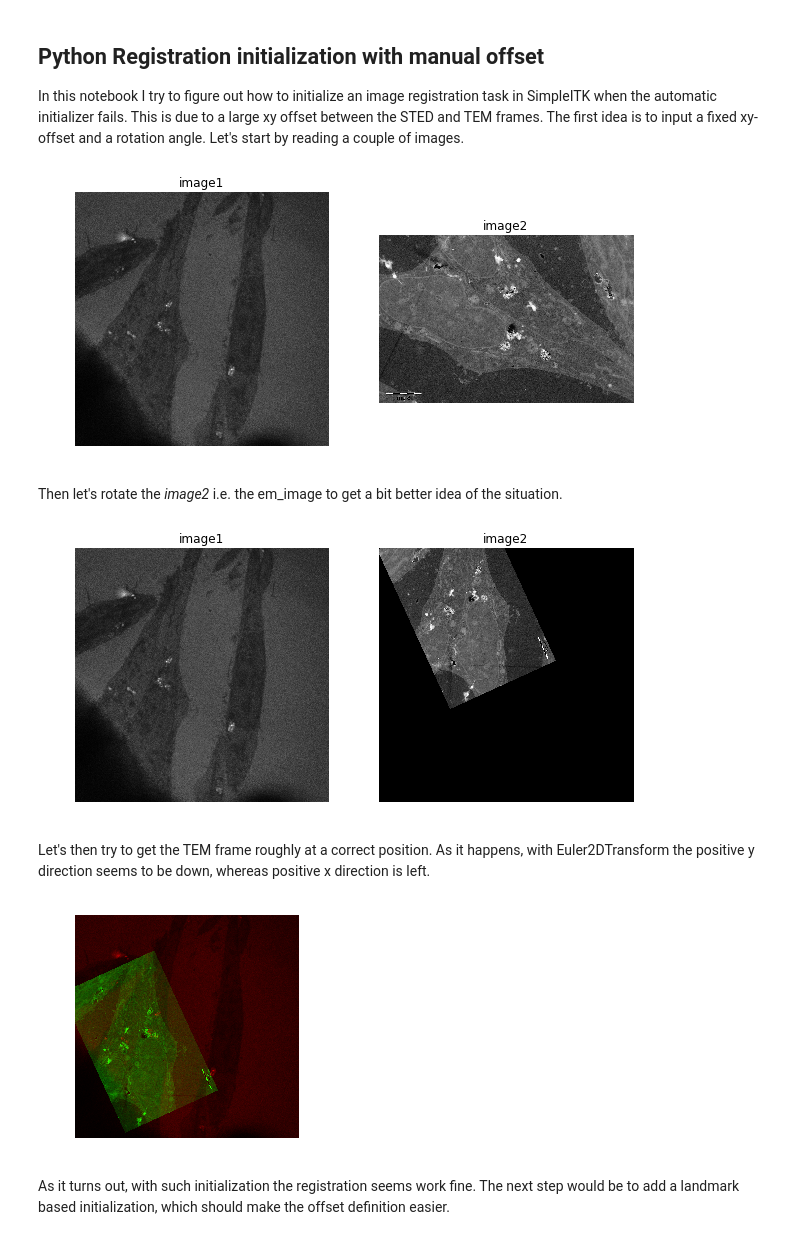
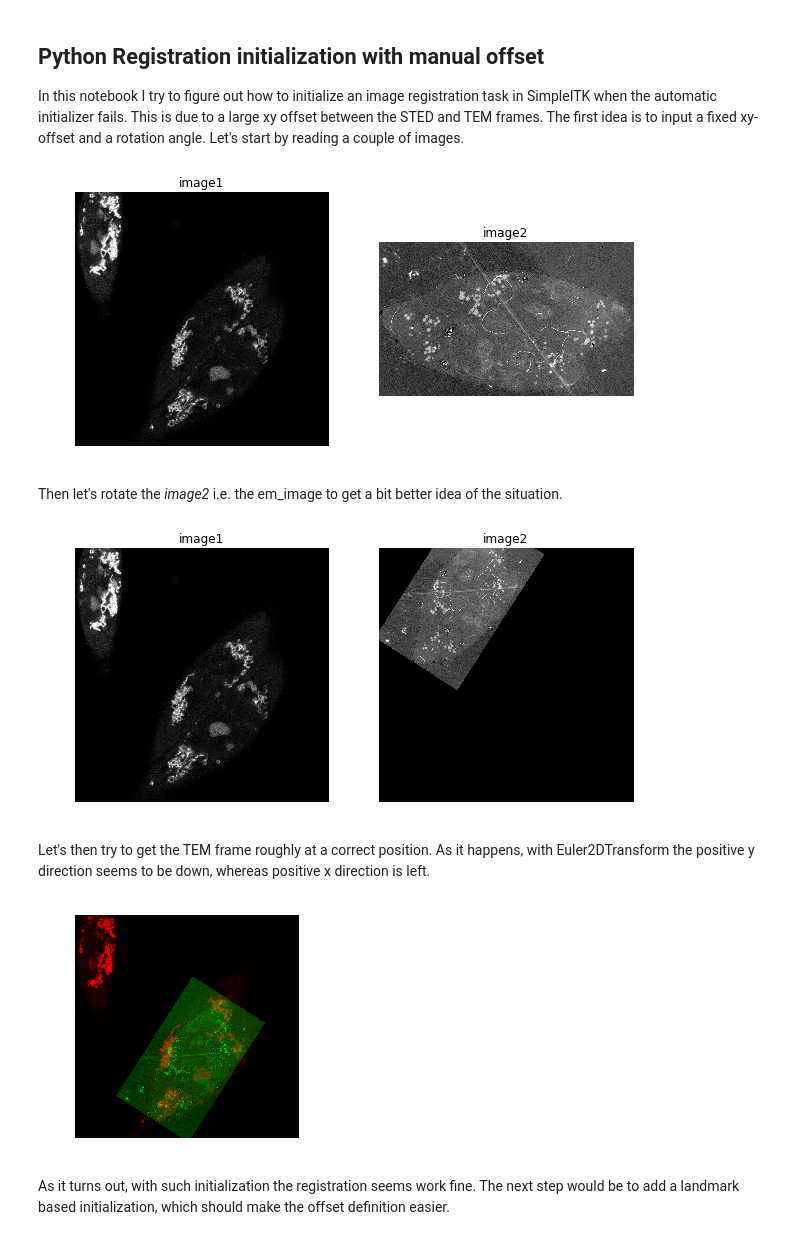
Before and after one commit to sakoho81/miplib, a Jupyter notebook: scribbles/CorrelaTem initialization with large offset.ipynb, the cells around one changed output. Cells and saved outputs as stored; diff of their text form; code cells hidden in the pictures.

```diff
--- a/scribbles/CorrelaTem initialization with large offset.ipynb
+++ b/scribbles/CorrelaTem initialization with large offset.ipynb
@@ -10,25 +10,25 @@ import os
 from supertomo.ui import show
 from supertomo.utils import itkutils
 
-working_directory = "/home/sami/Data/2016-CLEM/2016_06_CLEM_Data"
+working_directory = "/home/sami/Data/2016-CLEM/2016_07_CLEM_Live_Data"
 em_image_path = os.path.join(
     working_directory,
-    "grid3_ P3_6_TEM_xmirrored_inverted.mha"
+    "TEM_Grid_1_H1_3_ymirrored_inverted_crop.mha"
 )
 sted_image_path = os.path.join(
     working_directory,
-    "grid3_72h_series018_sted_max.mha"
+    "STED_Series_115_Slice_8_Green.mha"
 )
 em_image = sitk.ReadImage(em_image_path)
 sted_image = sitk.ReadImage(sted_image_path)
 
 show.display_2d_images(sted_image, em_image)
 # %% [output]
-[figure, old version]
+[figure, new version]
 # %% [markdown]
 Then let's rotate the *image2* i.e. the em_image to get a bit better idea of the situation.
 # %%
-rotation = 2
+rotation = 1
 
 transform = sitk.Euler2DTransform()
 transform.SetAngle(rotation)
@@ -43,22 +43,22 @@ em_rotated = itkutils.resample_image(
 )
 show.display_2d_images(sted_image, em_rotated)
 # %% [output]
-[figure, old version]
+[figure, new version]
 # %% [markdown]
 Let's then try to get the TEM frame roughly at a correct position. As it happens, with Euler2DTransform the positive y direction seems to be down, whereas positive x direction is left.
 # %%
-x_offset = 10
-y_offset = 15
+x_offset = -30
+y_offset = 20
 
 transform.SetTranslation((y_offset, x_offset))
 
 em_rotated_and_translated = itkutils.resample_image(
     em_image,
     transform,
     reference=sted_image
 )
 show.display_2d_image_overlay(sted_image, em_rotated_and_translated)
 # %% [output]
-[figure, old version]
+[figure, new version]
 # %% [markdown]
 As it turns out, with such initialization the registration seems work fine. The next step would be to add a landmark based initialization, which should make the offset definition easier.
```
Also changed, not shown: 9 other files.
